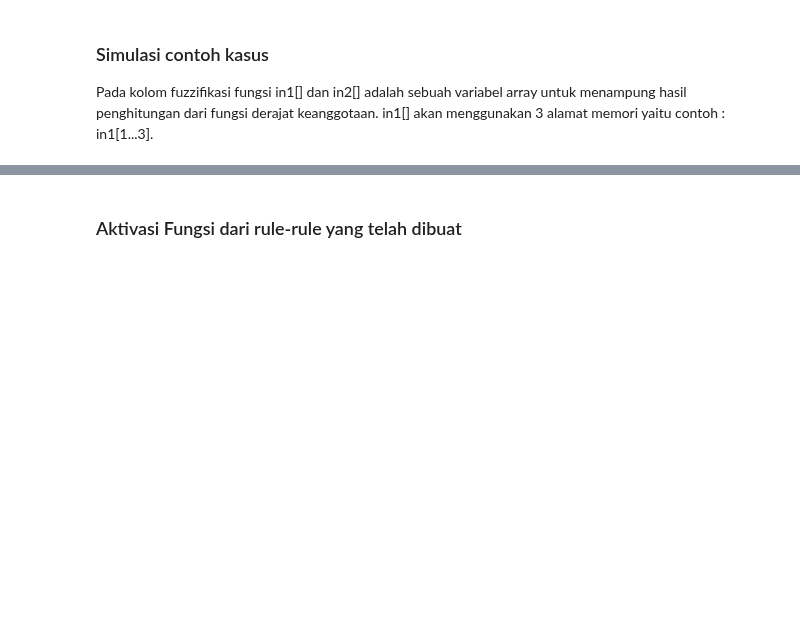
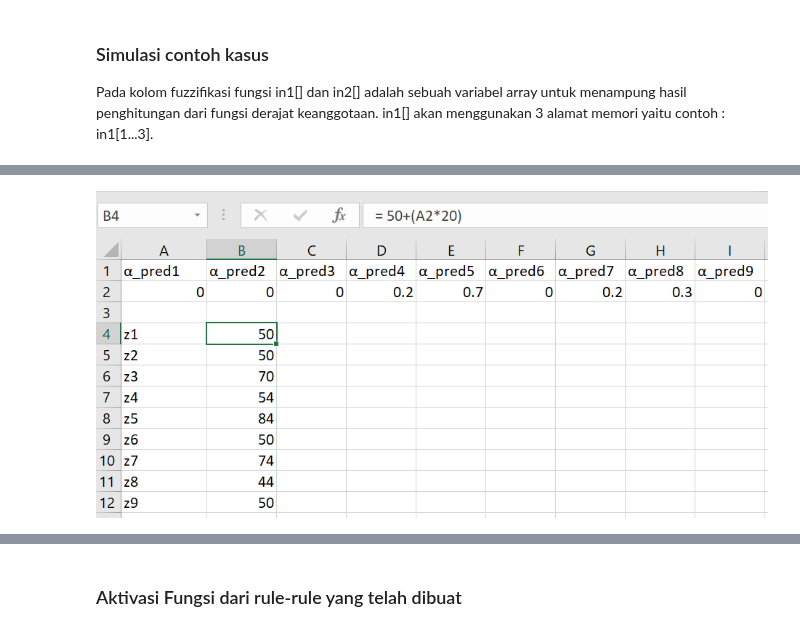
Before and after one commit to orisam68/sharing_tugas_fuzzy2019, a Jupyter notebook: 09011281722052_Ahmad Fansyuri_SK5B.ipynb, the cells around one changed output, grey strips where cells are left out. Saved outputs shown, nothing was run; the diff lists cells and outputs as text; code cells hidden in the pictures; blank space fills up the shorter version.

```diff
--- a/09011281722052_Ahmad Fansyuri_SK5B.ipynb
+++ b/09011281722052_Ahmad Fansyuri_SK5B.ipynb
@@ -262,0 +302,5 @@ z9      = 50 - (20*apred9)
+# %%
+x = Image("c:\Gambar.png")
+x
+# %% [output]
+[figure, added]
```
Also changed, not shown: parts of 16 cells of this notebook.
